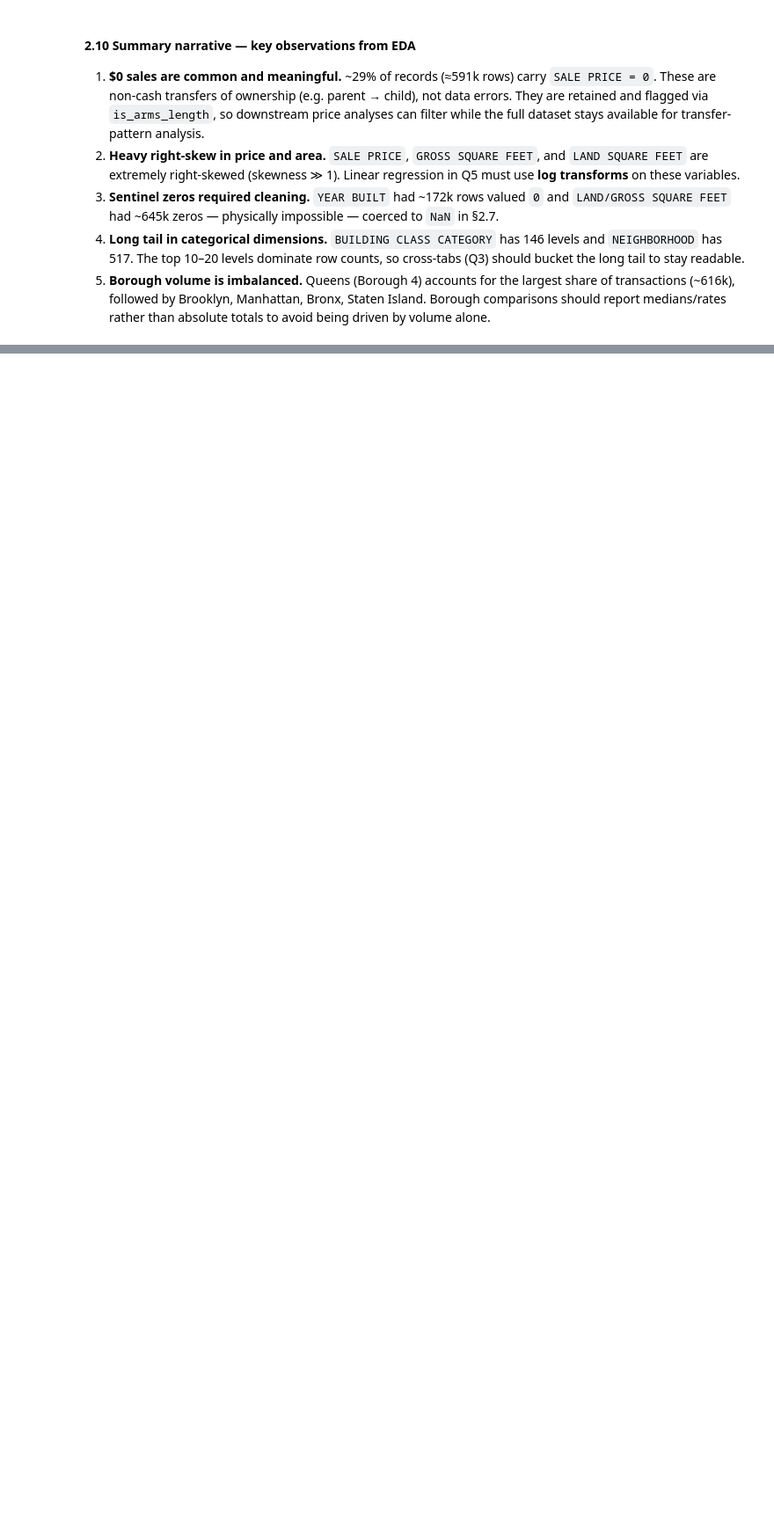
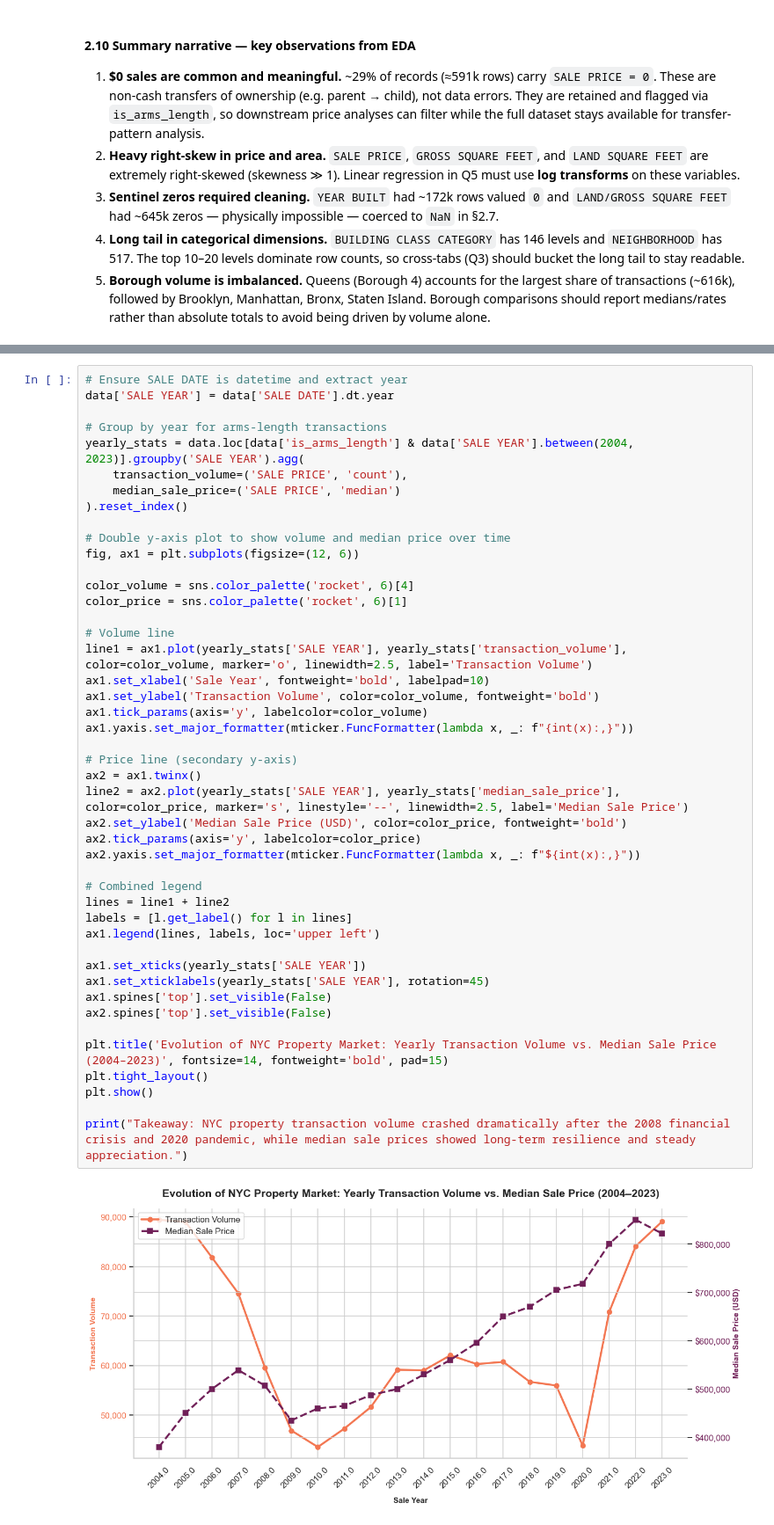
Before and after one commit to Kau4r/NYCPS, a Jupyter notebook: NYC_BA_PROJECT.ipynb, the cells around one changed output, grey strips where cells are left out. Shown at 88% size. Saved outputs shown, nothing was run; the diff lists cells and outputs as text; blank space fills up the shorter version.

```diff
--- a/NYC_BA_PROJECT.ipynb
+++ b/NYC_BA_PROJECT.ipynb
@@ -370,0 +437,47 @@ plt.show()
+# %%
+# Ensure SALE DATE is datetime and extract year
+data['SALE YEAR'] = data['SALE DATE'].dt.year
+
+# Group by year for arms-length transactions
+yearly_stats = data.loc[data['is_arms_length'] & data['SALE YEAR'].between(2004, 2023)].groupby('SALE YEAR').agg(
+    transaction_volume=('SALE PRICE', 'count'),
+    median_sale_price=('SALE PRICE', 'median')
+).reset_index()
+
+# Double y-axis plot to show volume and median price over time
+fig, ax1 = plt.subplots(figsize=(12, 6))
+
+color_volume = sns.color_palette('rocket', 6)[4]
+color_price = sns.color_palette('rocket', 6)[1]
+
+# Volume line
+line1 = ax1.plot(yearly_stats['SALE YEAR'], yearly_stats['transaction_volume'], color=color_volume, marker='o', linewidth=2.5, label='Transaction Volume')
+ax1.set_xlabel('Sale Year', fontweight='bold', labelpad=10)
+ax1.set_ylabel('Transaction Volume', color=color_volume, fontweight='bold')
+ax1.tick_params(axis='y', labelcolor=color_volume)
+ax1.yaxis.set_major_formatter(mticker.FuncFormatter(lambda x, _: f"{int(x):,}"))
+
+# Price line (secondary y-axis)
+ax2 = ax1.twinx()
+line2 = ax2.plot(yearly_stats['SALE YEAR'], yearly_stats['median_sale_price'], color=color_price, marker='s', linestyle='--', linewidth=2.5, label='Median Sale Price')
+ax2.set_ylabel('Median Sale Price (USD)', color=color_price, fontweight='bold')
+ax2.tick_params(axis='y', labelcolor=color_price)
+ax2.yaxis.set_major_formatter(mticker.FuncFormatter(lambda x, _: f"${int(x):,}"))
+
+# Combined legend
+lines = line1 + line2
+labels = [l.get_label() for l in lines]
+ax1.legend(lines, labels, loc='upper left')
+
+ax1.set_xticks(yearly_stats['SALE YEAR'])
+ax1.set_xticklabels(yearly_stats['SALE YEAR'], rotation=45)
+ax1.spines['top'].set_visible(False)
+ax2.spines['top'].set_visible(False)
+
+plt.title('Evolution of NYC Property Market: Yearly Transaction Volume vs. Median Sale Price (2004–2023)', fontsize=14, fontweight='bold', pad=15)
+plt.tight_layout()
+plt.show()
+
+print("Takeaway: NYC property transaction volume crashed dramatically after the 2008 financial crisis and 2020 pandemic, while median sale prices showed long-term resilience and steady appreciation.")
+# %% [output]
+[figure, added]
```
Also changed, not shown: parts of 30 cells of this notebook, 2 other files.
